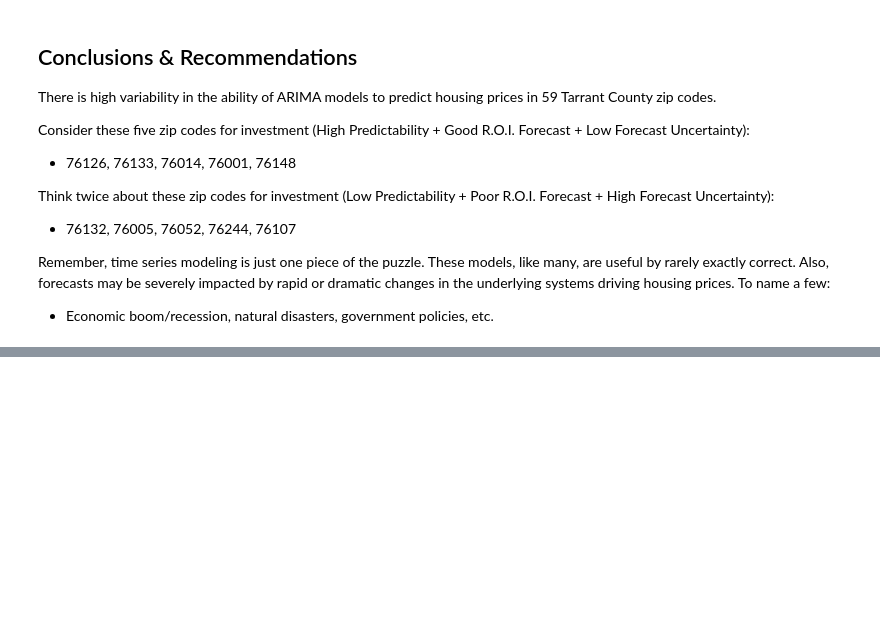
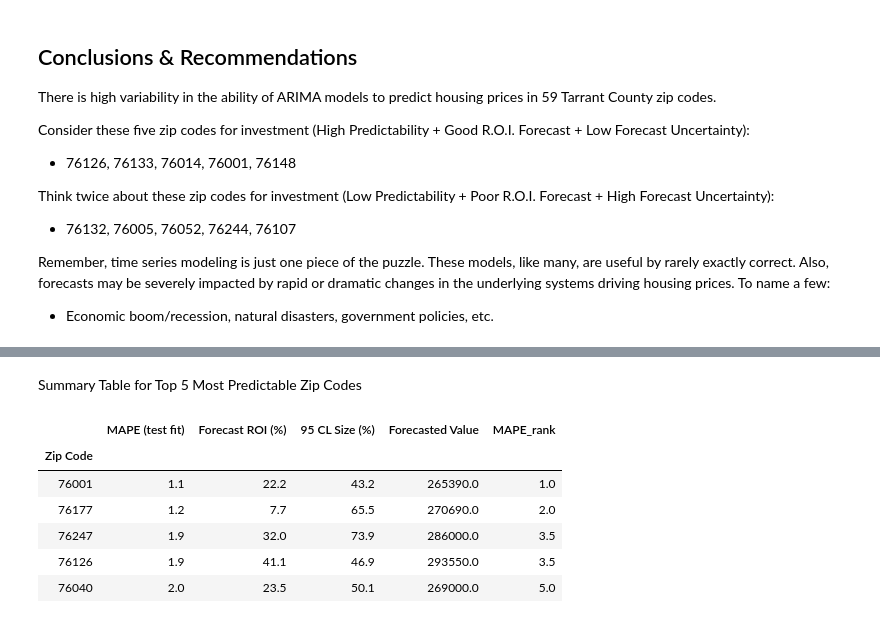
Before and after one commit to douglaspsteen/dsc-mod-4-project-online-ds-ft-100719, a Jupyter notebook: mod_4_final_student.ipynb, the cells around one changed output, grey strips where cells are left out. Saved outputs shown, nothing was run; the diff lists cells and outputs as text; code cells hidden in the pictures; blank space fills up the shorter version.

```diff
--- a/mod_4_final_student.ipynb
+++ b/mod_4_final_student.ipynb
@@ -795,10 +813,30 @@ df_pred_fc['zip_rank'] = df_pred_fc['MAPE_rank'] + df_pred_fc['ROI_rank'] + df_p
 df_pred_fc.sort_values('zip_rank', ascending=True, inplace=True)
 
 # Display the top 5 zip codes
+print('Top 5 Overall')
 top_5_zips = df_pred_fc[:5]
 display(top_5_zips)
 
 # Display the worst 5 zip codes
+print('Worst 5 Overall')
 worst_5_zips = df_pred_fc[-5:]
 display(worst_5_zips)
+
+# Display Top 5 Zips by MAPE_rank
+print('Top 5 Zip Codes in Predictability')
+df_pred_fc.sort_values('MAPE_rank', ascending=True, inplace=True)
+top_5_pred = df_pred_fc[:5]
+display(top_5_pred)
+
+# Display Top 5 Zips by ROI_rank
+print('Top 5 Zip Codes for Forecasted ROI')
+df_pred_fc.sort_values('ROI_rank', ascending=True, inplace=True)
+top_5_ROI = df_pred_fc[:5]
+display(top_5_ROI)
+
+# Display Top 5 Zips by ROI Uncertainy (ROI_uncert_rank)
+print('Top 5 Zip Codes for Forecasted ROI Uncertainty')
+df_pred_fc.sort_values('ROI_uncert_rank', ascending=True, inplace=True)
+top_5_ROI_uncert = df_pred_fc[:5]
+display(top_5_ROI_uncert)
 # %% [output]
@@ -882,0 +920,13 @@ Remember, time series modeling is just one piece of the puzzle. These models, li
+# %% [markdown]
+Summary Table for Top 5 Most Predictable Zip Codes
+# %%
+display(top_5_pred.loc[:,['MAPE (test fit)', 'Forecast ROI (%)', '95 CL Size (%)',
+                          'Forecasted Value', 'MAPE_rank']])
+# %% [output]
+|  | MAPE (test fit) | Forecast ROI (%) | 95 CL Size (%) | Forecasted Value | MAPE_rank |
+| Zip Code |  |  |  |  |  |
+| 76001 | 1.1 | 22.2 | 43.2 | 265390.0 | 1.0 |
+| 76177 | 1.2 | 7.7 | 65.5 | 270690.0 | 2.0 |
+| 76247 | 1.9 | 32.0 | 73.9 | 286000.0 | 3.5 |
+| 76126 | 1.9 | 41.1 | 46.9 | 293550.0 | 3.5 |
+| 76040 | 2.0 | 23.5 | 50.1 | 269000.0 | 5.0 |
```
Also changed, not shown: parts of 15 cells of this notebook, 2 other files.
